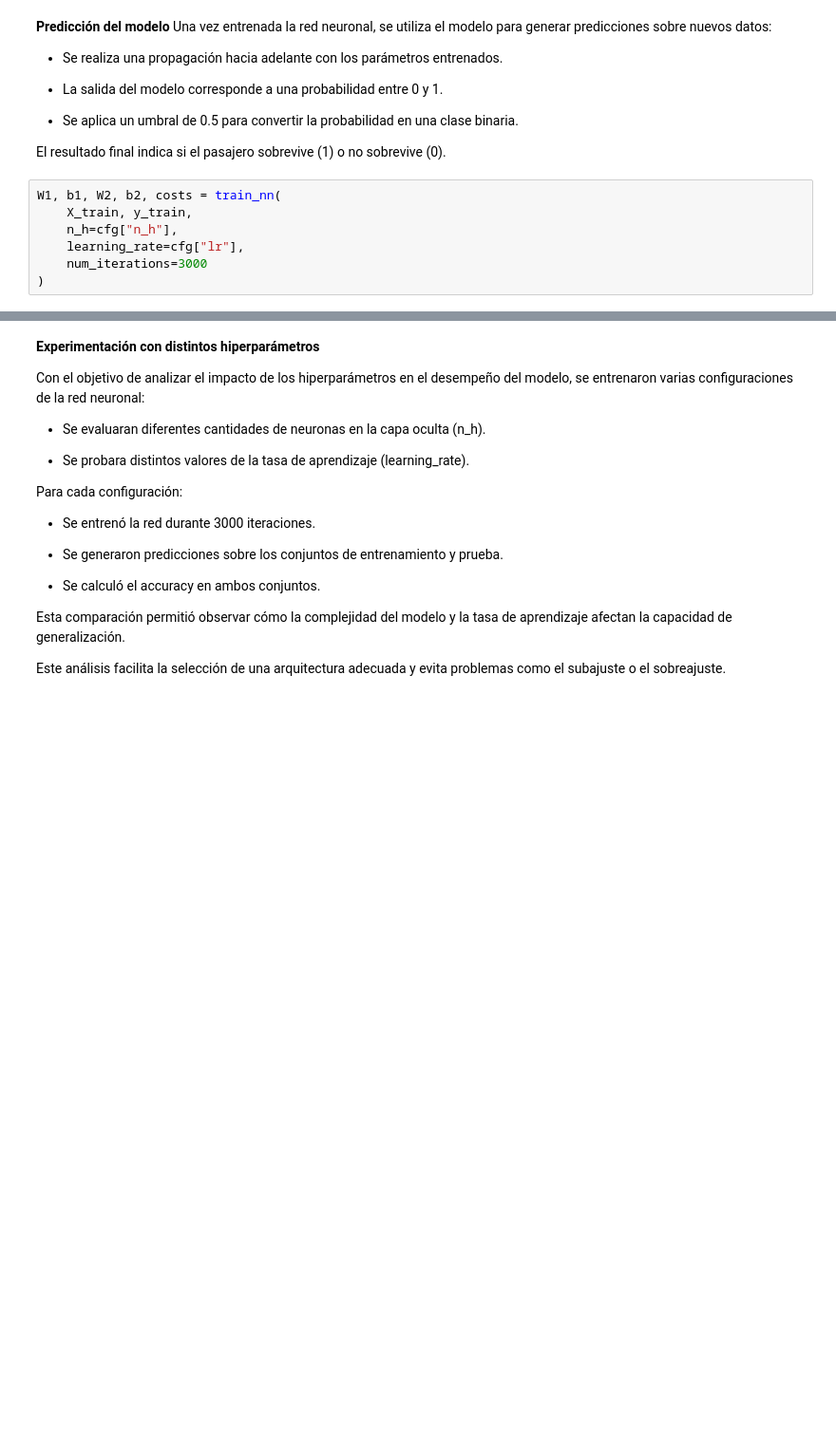
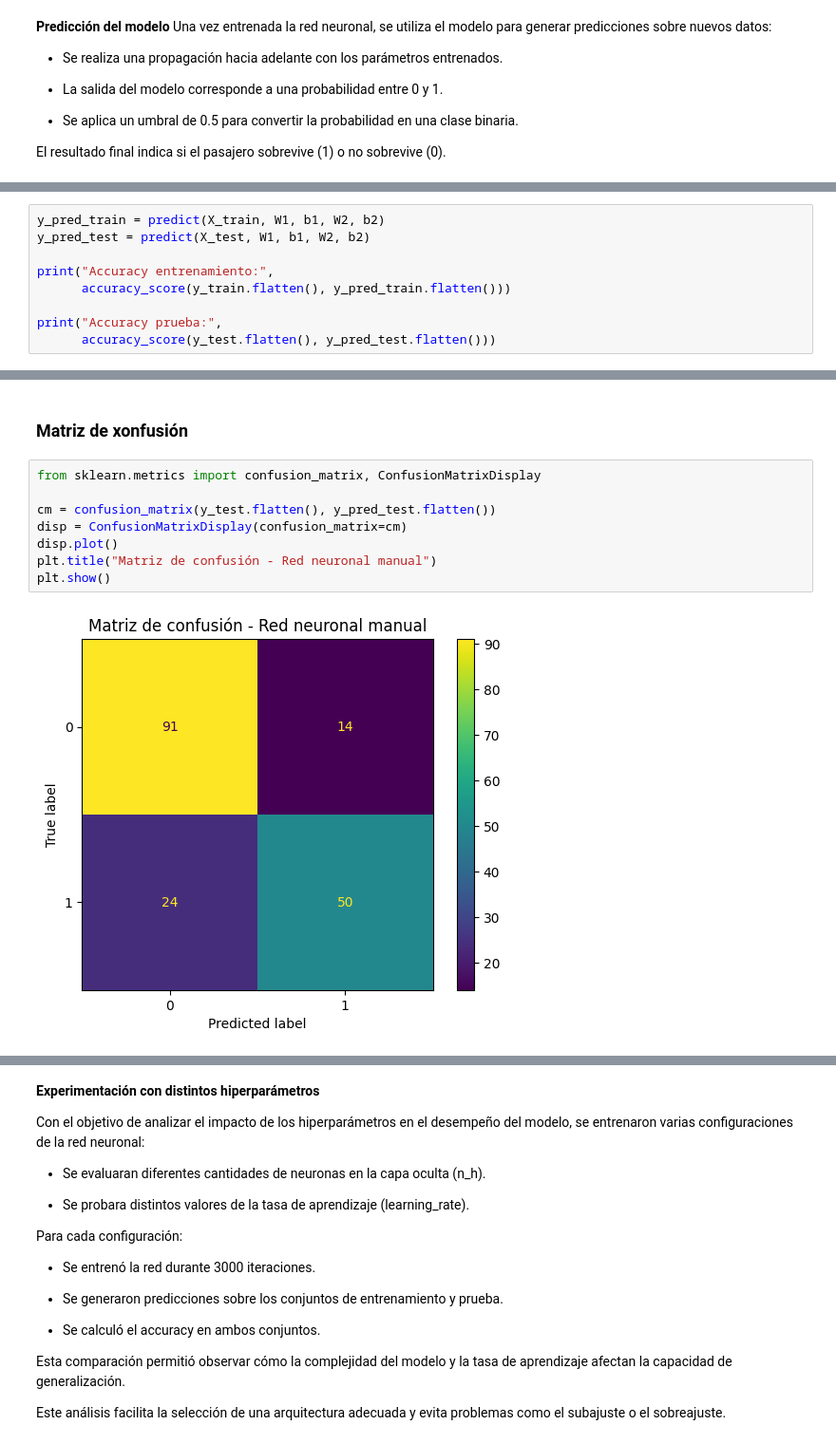
Before and after one commit to JuliianaV2106/red-neuronal-, a Jupyter notebook: notebooks/Red.ipynb, the cells around one changed output, grey strips where cells are left out. Shown at 95% size. Saved outputs shown, nothing was run; the diff lists cells and outputs as text; blank space fills up the shorter version.

```diff
--- a/notebooks/Red.ipynb
+++ b/notebooks/Red.ipynb
@@ -307,10 +373,3 @@ Una vez entrenada la red neuronal, se utiliza el modelo para generar prediccione
 - Se aplica un umbral de 0.5 para convertir la probabilidad en una clase binaria.
 
 El resultado final indica si el pasajero sobrevive (1) o no sobrevive (0).
-# %%
-W1, b1, W2, b2, costs = train_nn(
-    X_train, y_train,
-    n_h=cfg["n_h"],
-    learning_rate=cfg["lr"],
-    num_iterations=3000
-)
@@ -336,3 +378,12 @@ Esta gráfica muestra cómo evoluciona la función de costo a lo largo del entre
 def predict(X, W1, b1, W2, b2):
     A2, _ = forward_propagation(X, W1, b1, W2, b2)
     return (A2 > 0.5).astype(int)
+# %%
+y_pred_train = predict(X_train, W1, b1, W2, b2)
+y_pred_test = predict(X_test, W1, b1, W2, b2)
+
+print("Accuracy entrenamiento:",
+      accuracy_score(y_train.flatten(), y_pred_train.flatten()))
+
+print("Accuracy prueba:",
+      accuracy_score(y_test.flatten(), y_pred_test.flatten()))
@@ -338,0 +399,12 @@ def predict(X, W1, b1, W2, b2):
+# %% [markdown]
+### Matriz de xonfusión
+# %%
+from sklearn.metrics import confusion_matrix, ConfusionMatrixDisplay
+
+cm = confusion_matrix(y_test.flatten(), y_pred_test.flatten())
+disp = ConfusionMatrixDisplay(confusion_matrix=cm)
+disp.plot()
+plt.title("Matriz de confusión - Red neuronal manual")
+plt.show()
+# %% [output]
+[figure, added]
```
Also changed, not shown: parts of 39 cells of this notebook.
